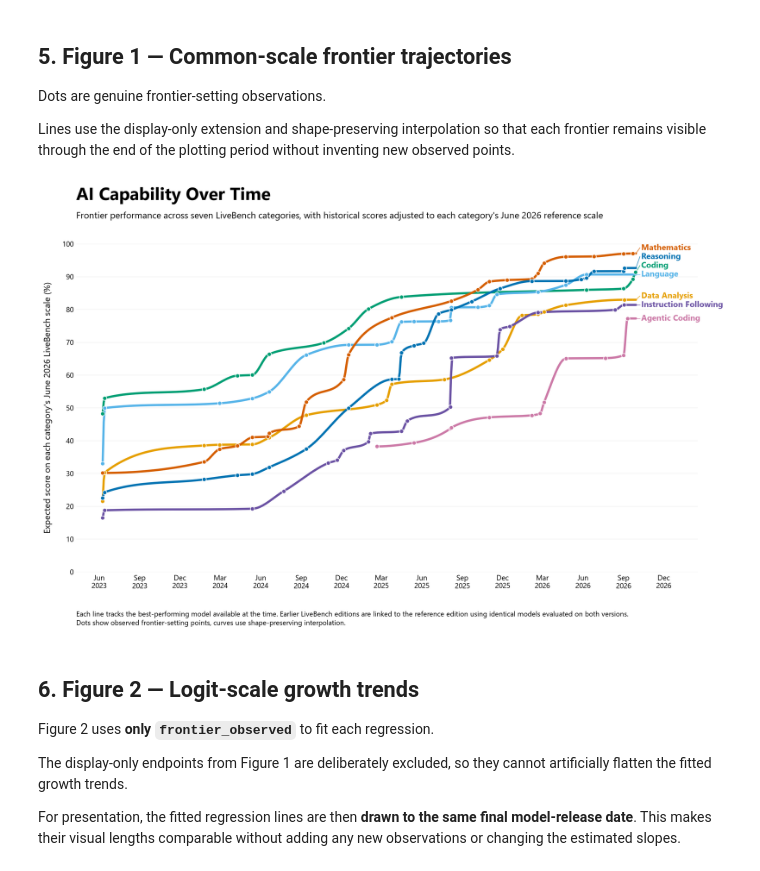
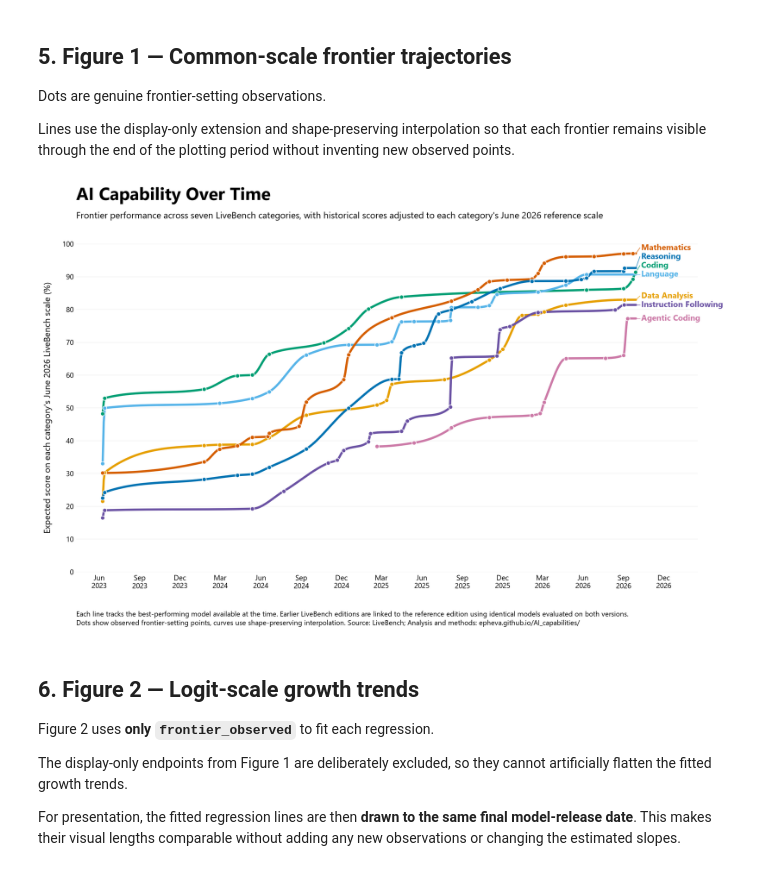
Before and after one commit to epheva/AI_capabilities, a Jupyter notebook: analysis.ipynb, the cells around one changed output. Drawn from its saved outputs; the diff is of its cells as text; code cells hidden in the pictures.

```diff
--- a/analysis.ipynb
+++ b/analysis.ipynb
@@ -649,35 +649,35 @@ fig.text(
     ha="left",
 )
 
 fig.text(
     0.065,
     0.035,
     "Each line tracks the best-performing model available at the time. "
     "Earlier LiveBench editions are linked to the reference edition using "
     "identical models evaluated on both versions.\n"
-    "Dots show observed frontier-setting points, curves use shape-preserving interpolation.",
+    "Dots show observed frontier-setting points, curves use shape-preserving interpolation. Source: LiveBench; Analysis and methods: epheva.github.io/AI_capabilities/",
     fontsize=9.5,
     ha="left",
     linespacing=1.35,
 )
 
 plt.subplots_adjust(
     left=0.065,
     right=0.91,
     top=0.86,
     bottom=0.15,
 )
 
 plt.savefig(
     "livebench_capability_frontier.png",
     dpi=300,
     bbox_inches="tight",
     facecolor="white",
 )
 
 plt.show()
 # %% [output]
-[figure, old version]
+[figure, new version]
 # %% [markdown]
 ## 6. Figure 2 — Logit-scale growth trends
 
```
Also changed, not shown: parts of 1 cell of this notebook.
